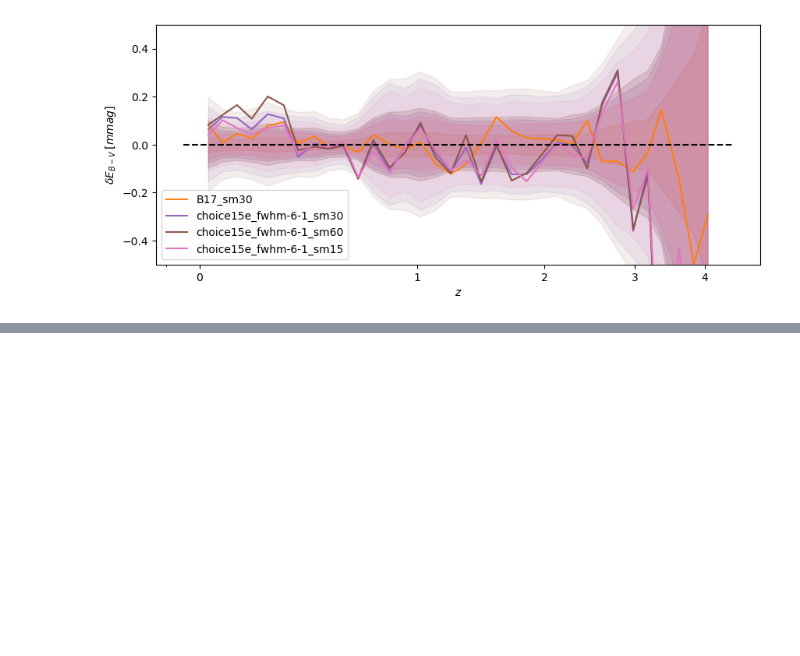
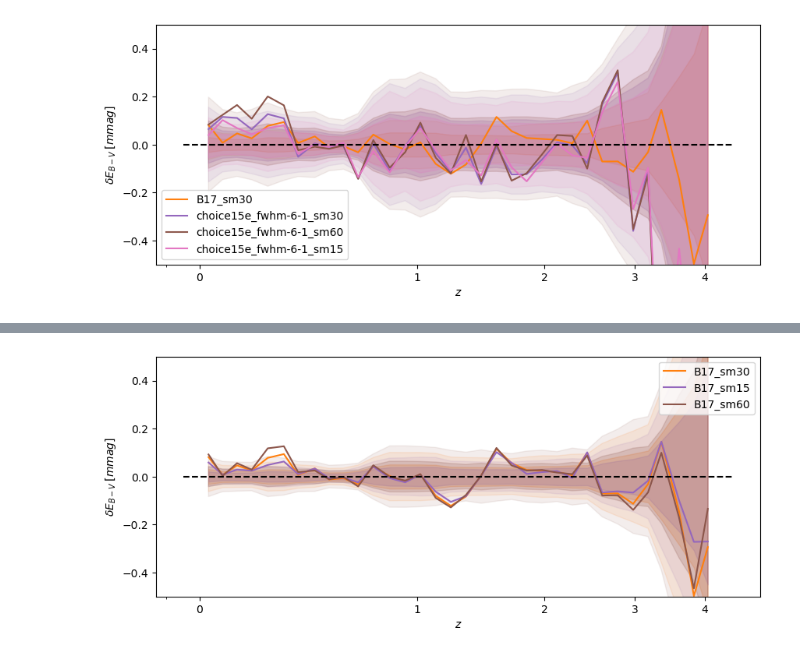
Before and after one commit to nmudur/HighLatMaps, a Jupyter notebook: notebooks_main1/2_14_OtherSmooth.ipynb, the cells around one changed output, grey strips where cells are left out. Saved outputs shown, nothing was run; the diff lists cells and outputs as text; code cells hidden in the pictures; blank space fills up the shorter version.

```diff
--- a/notebooks_main1/2_14_OtherSmooth.ipynb
+++ b/notebooks_main1/2_14_OtherSmooth.ipynb
@@ -107,0 +185,5 @@ plot_acc_comparison(accsref, [accs15e_30, accs15e_60, accs15e_15], cols=cycle, r
+# %%
+cycle = plt.rcParams['axes.prop_cycle'].by_key()['color']
+plot_acc_comparison(accsref, [[accsm15[1]], [accsm60[1]]], cols=cycle, ref_choice=[1])
+# %% [output]
+[figure, added]
```
Also changed, not shown: parts of 25 cells of this notebook, 9 other files.
